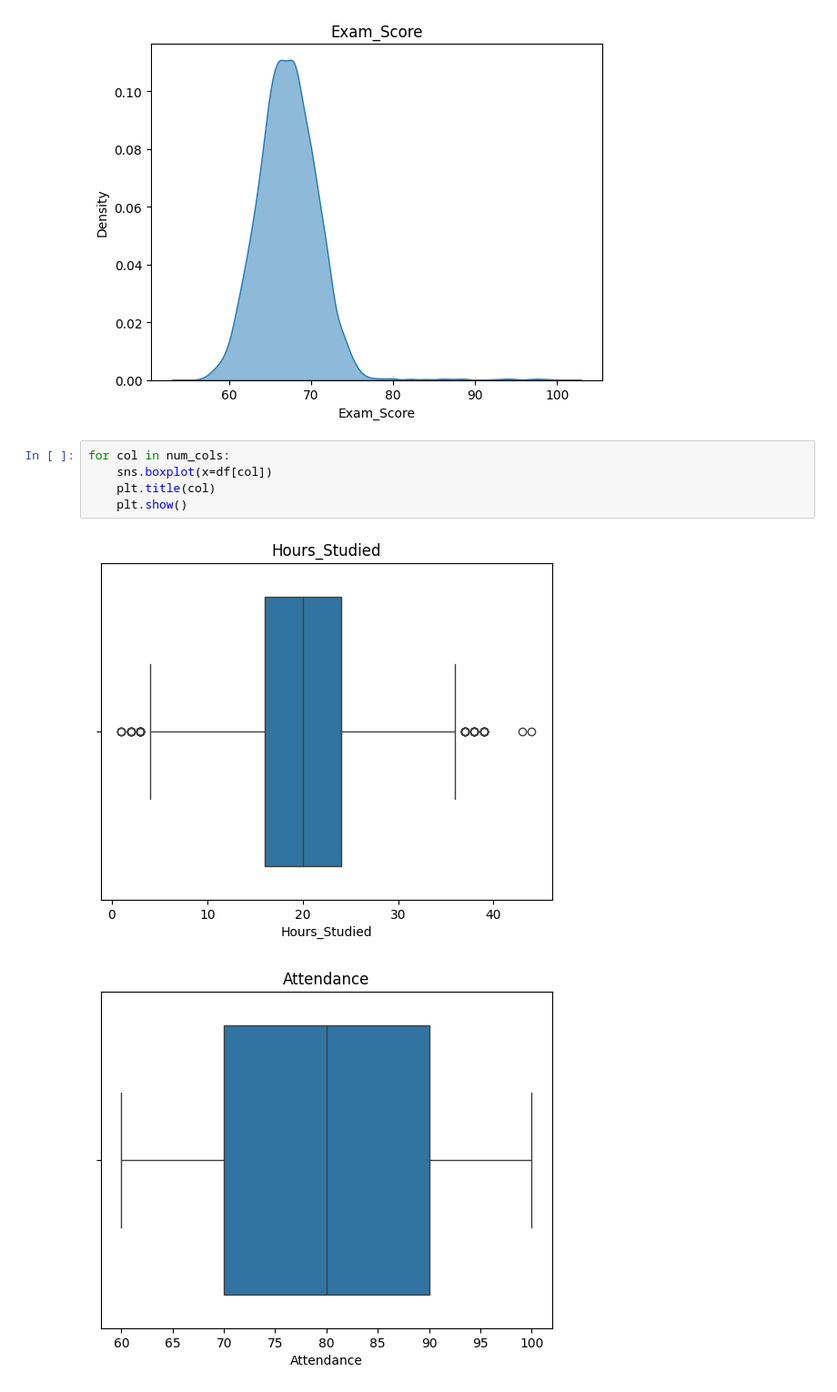
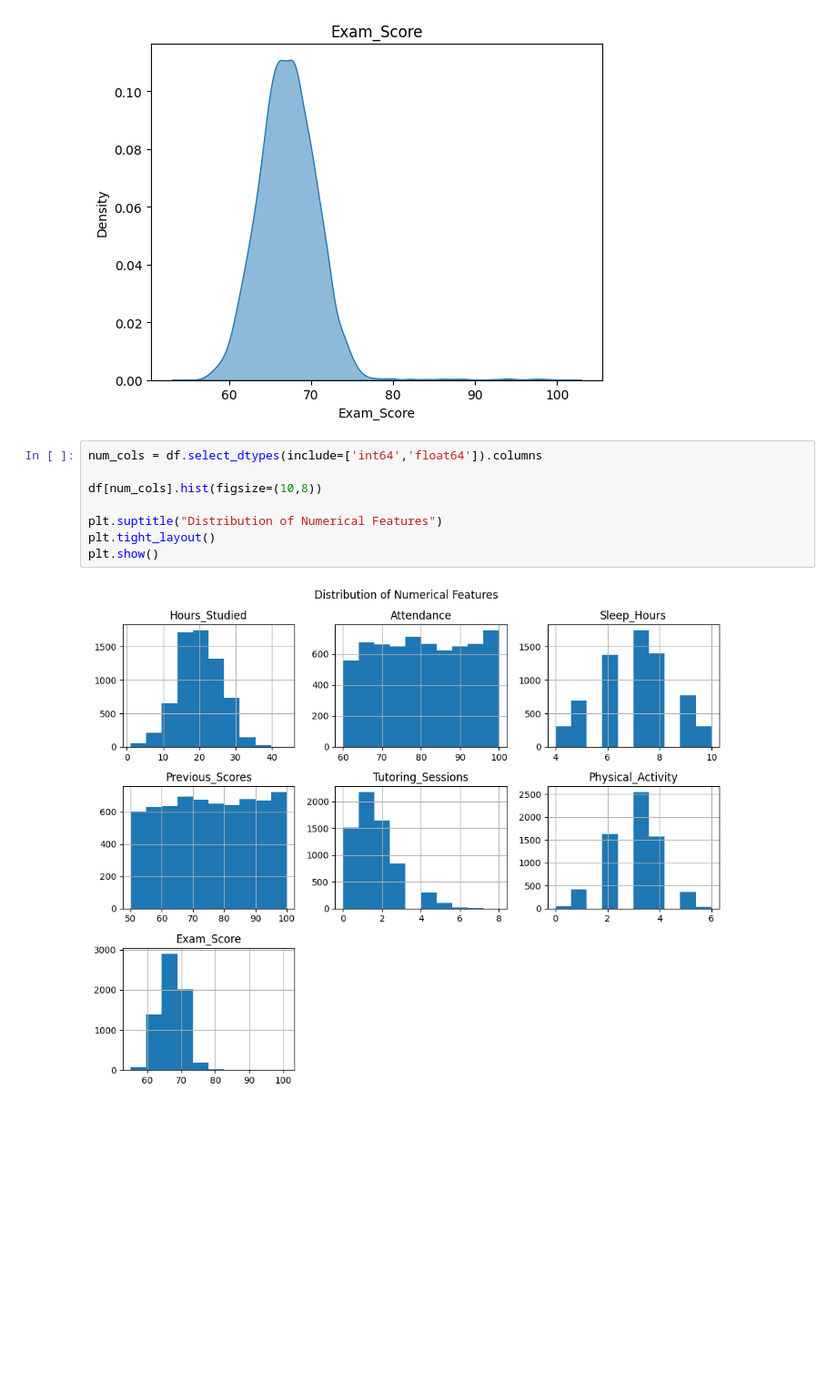
Before and after one commit to minSara02-FromTheStart/CSE303_Project_, a Jupyter notebook: StudentPerformanceFactors.ipynb, the cells around one changed output. Shown at 91% size. Cells and saved outputs as stored; diff of their text form; blank space fills up the shorter version.

Commit message:
plot

```diff
--- a/StudentPerformanceFactors.ipynb
+++ b/StudentPerformanceFactors.ipynb
@@ -89,10 +89,12 @@ for col in num_cols:
 [figure]
 [figure]
 # %%
-for col in num_cols:
-    sns.boxplot(x=df[col])
-    plt.title(col)
-    plt.show()
+num_cols = df.select_dtypes(include=['int64','float64']).columns
+
+df[num_cols].hist(figsize=(10,8))
+
+plt.suptitle("Distribution of Numerical Features")
+plt.tight_layout()
+plt.show()
 # %% [output]
-[figure, old version]
+[figure, new version]
-[figure, removed]
```
Also changed, not shown: parts of 8 cells of this notebook.
